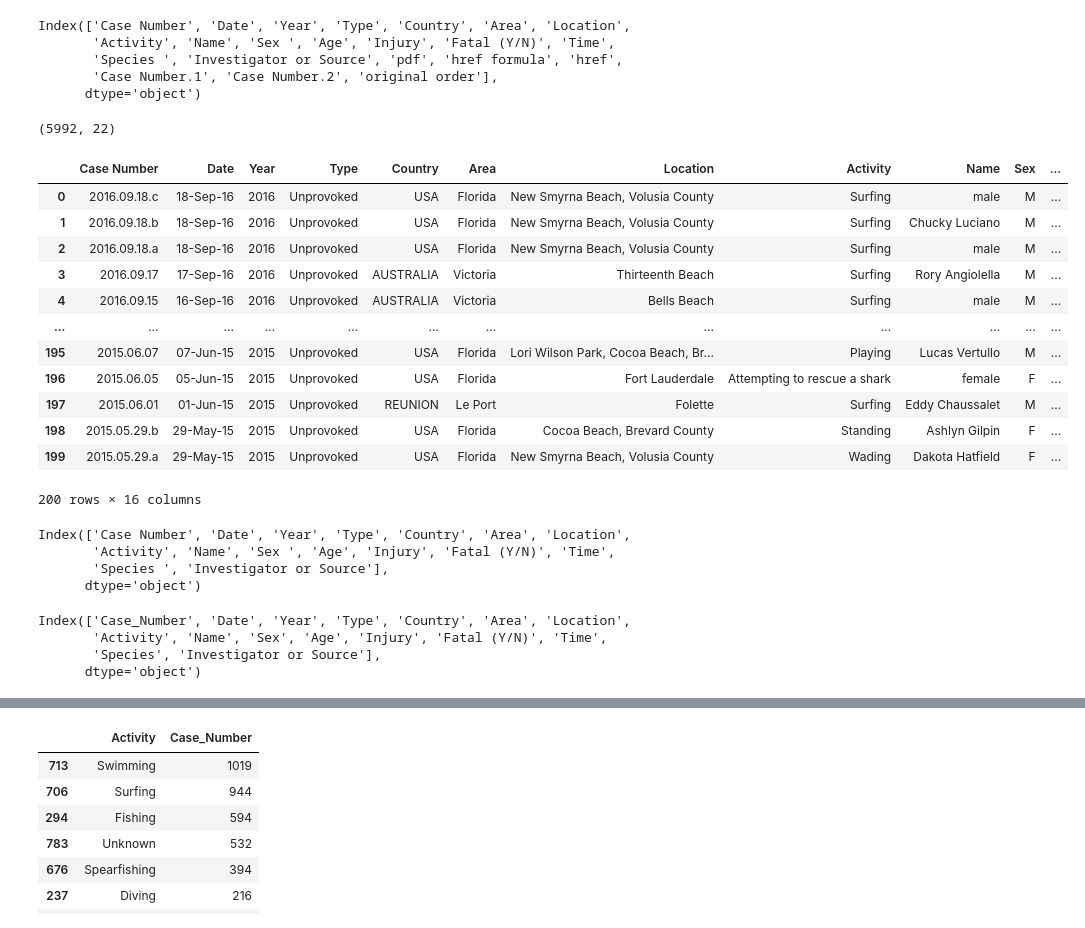
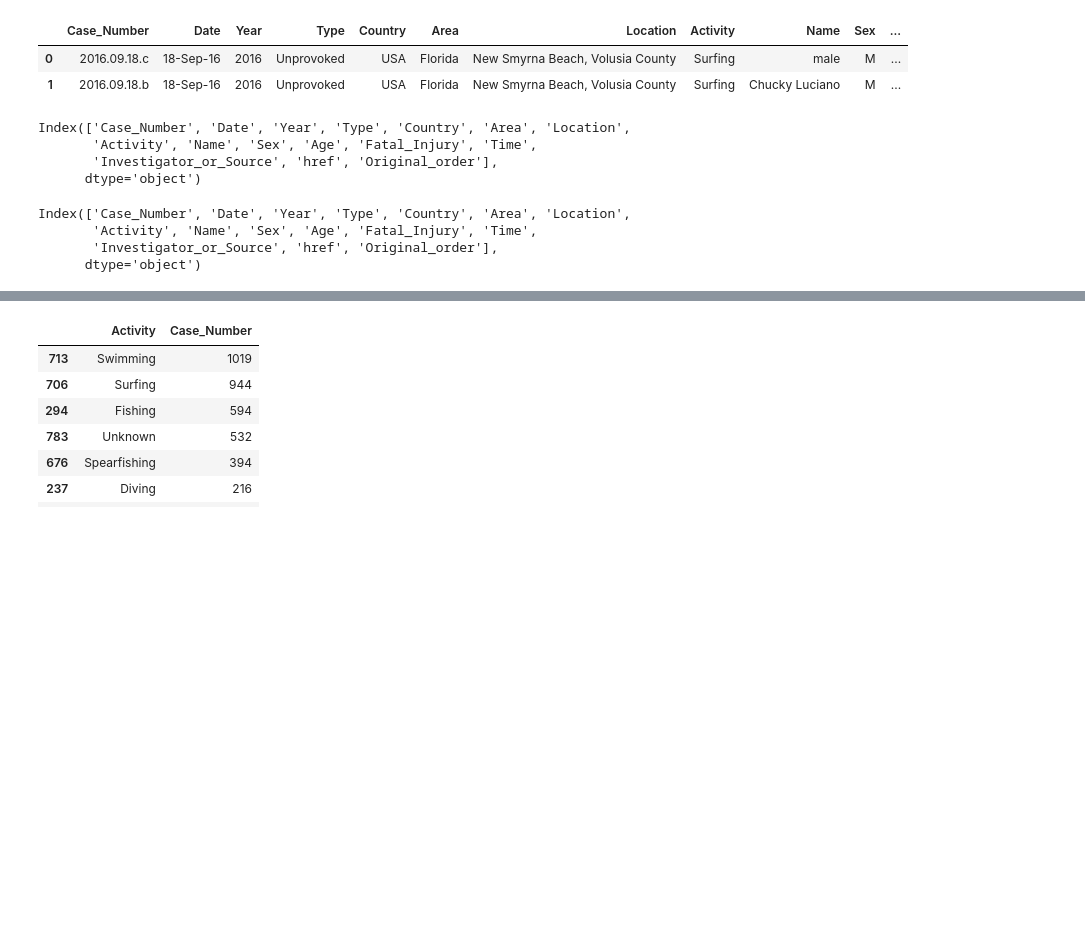
Before and after one commit to ta-datapt-bcn/project-pandas, a Jupyter notebook: project.ipynb, the cells around one changed output, grey strips where cells are left out. Drawn from its saved outputs; the diff is of its cells as text; code cells hidden in the pictures; blank space fills up the shorter version.

```diff
--- a/project.ipynb
+++ b/project.ipynb
@@ -6,0 +70,4 @@ df=pd.read_csv('GSAF5.csv',sep=',', engine='python')
+# %%
+'''Corregimos los espacios que tienen las columnas Sex y Species y aquellas que tienen un " ", le ponemos un _'''
+df=df.rename(columns={"Sex ": "Sex", "Species ": "Species","Case Number": "Case_Number","Fatal (Y/N)": "Fatal_Injury","Investigator or Source": "Investigator_or_Source","original order": "Original_Order"})
+df.columns
@@ -6,0 +85,7 @@ df=pd.read_csv('GSAF5.csv',sep=',', engine='python')
+# %%
+'''Vemos que casi todas las columnas son non-null object
+asi que cambiamos el dtype de la columna Year y original order para tenerlo
+todo en texto y poder manipular/comparar mejor'''
+
+df['Year']=df['Year'].apply(str)
+df['Original_order']=df['Original_Order'].apply(str)
@@ -60,13 +106,0 @@ memory usage: 1.1+ MB
-# %%
-df=df.drop(drop_cols,axis=1)
-df.columns
-# %% [output]
-Index(['Case Number', 'Date', 'Year', 'Type', 'Country', 'Area', 'Location',
-       'Activity', 'Name', 'Sex ', 'Age', 'Injury', 'Fatal (Y/N)', 'Time',
-       'Species ', 'Investigator or Source', 'pdf', 'href formula', 'href',
-       'Case Number.1', 'Case Number.2', 'original order'],
-      dtype='object')
-# %%
-df.shape
-# %% [output]
-(5992, 22)
@@ -76,33 +107,20 @@ drop_list = ['pdf', 'href formula', 'href',
+# %%
+'''Eliminamos aquellas columnas repetidas o que creemos que no van a tener sentido utilizar para nuestro analisis'''
+
+drop_list = ['pdf', 'href formula',
+       'Case Number.1', 'Case Number.2','Original_Order','Species','Injury']
 # %%
 df=df.drop(drop_list,axis=1)
 # %%
-df.head(200)
+df.head(2)
 # %% [output]
-|  | Case Number | Date | Year | Type | Country | Area | Location | Activity | Name | Sex | ... |
+|  | Case_Number | Date | Year | Type | Country | Area | Location | Activity | Name | Sex | ... |
 | 0 | 2016.09.18.c | 18-Sep-16 | 2016 | Unprovoked | USA | Florida | New Smyrna Beach, Volusia County | Surfing | male | M | ... |
 | 1 | 2016.09.18.b | 18-Sep-16 | 2016 | Unprovoked | USA | Florida | New Smyrna Beach, Volusia County | Surfing | Chucky Luciano | M | ... |
-| 2 | 2016.09.18.a | 18-Sep-16 | 2016 | Unprovoked | USA | Florida | New Smyrna Beach, Volusia County | Surfing | male | M | ... |
-| 3 | 2016.09.17 | 17-Sep-16 | 2016 | Unprovoked | AUSTRALIA | Victoria | Thirteenth Beach | Surfing | Rory Angiolella | M | ... |
-| 4 | 2016.09.15 | 16-Sep-16 | 2016 | Unprovoked | AUSTRALIA | Victoria | Bells Beach | Surfing | male | M | ... |
-| ... | ... | ... | ... | ... | ... | ... | ... | ... | ... | ... | ... |
-| 195 | 2015.06.07 | 07-Jun-15 | 2015 | Unprovoked | USA | Florida | Lori Wilson Park, Cocoa Beach, Br... | Playing | Lucas Vertullo | M | ... |
-| 196 | 2015.06.05 | 05-Jun-15 | 2015 | Unprovoked | USA | Florida | Fort Lauderdale | Attempting to rescue a shark | female | F | ... |
-| 197 | 2015.06.01 | 01-Jun-15 | 2015 | Unprovoked | REUNION | Le Port | Folette | Surfing | Eddy Chaussalet | M | ... |
-| 198 | 2015.05.29.b | 29-May-15 | 2015 | Unprovoked | USA | Florida | Cocoa Beach, Brevard County | Standing | Ashlyn Gilpin | F | ... |
-| 199 | 2015.05.29.a | 29-May-15 | 2015 | Unprovoked | USA | Florida | New Smyrna Beach, Volusia County | Wading | Dakota Hatfield | F | ... |
-200 rows × 16 columns
 # %%
 df.columns
 # %% [output]
-Index(['Case Number', 'Date', 'Year', 'Type', 'Country', 'Area', 'Location',
-       'Activity', 'Name', 'Sex ', 'Age', 'Injury', 'Fatal (Y/N)', 'Time',
-       'Species ', 'Investigator or Source'],
+Index(['Case_Number', 'Date', 'Year', 'Type', 'Country', 'Area', 'Location',
+       'Activity', 'Name', 'Sex', 'Age', 'Fatal_Injury', 'Time',
+       'Investigator_or_Source', 'href', 'Original_order'],
       dtype='object')
-# %%
-df=df.rename(columns={"Sex ": "Sex", "Species ": "Species","Case Number": "Case_Number"})
-df.columns
-# %% [output]
-Index(['Case_Number', 'Date', 'Year', 'Type', 'Country', 'Area', 'Location',
-       'Activity', 'Name', 'Sex', 'Age', 'Injury', 'Fatal (Y/N)', 'Time',
-       'Species', 'Investigator or Source'],
-      dtype='object')
@@ -110,0 +131,7 @@ df=df.fillna(value='Unknown')
+# %%
+df.columns
+# %% [output]
+Index(['Case_Number', 'Date', 'Year', 'Type', 'Country', 'Area', 'Location',
+       'Activity', 'Name', 'Sex', 'Age', 'Fatal_Injury', 'Time',
+       'Investigator_or_Source', 'href', 'Original_order'],
+      dtype='object')
```
Also changed, not shown: parts of 51 cells of this notebook, 1 other file.
